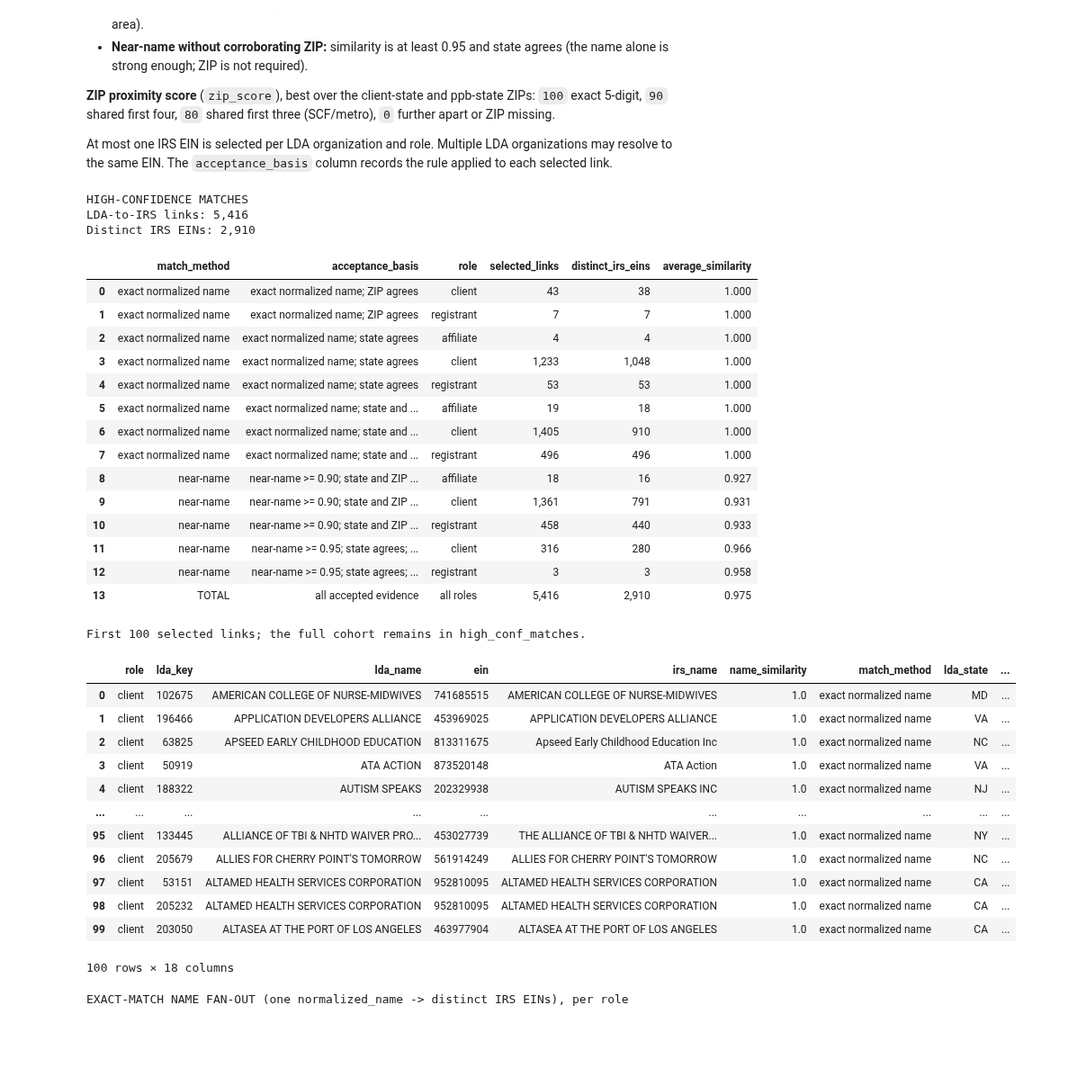
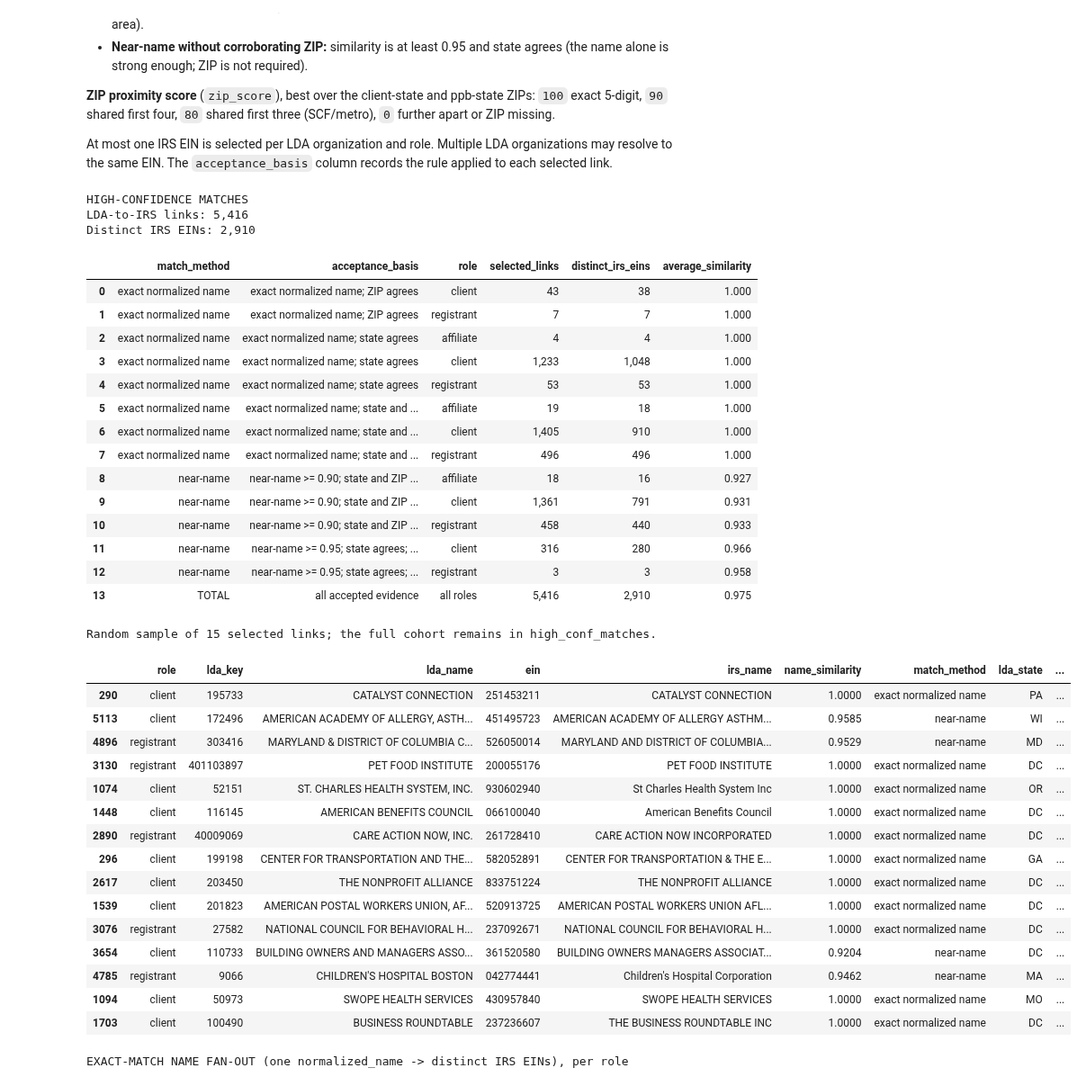
Before and after one commit to team-glass-house/influence-network, a Jupyter notebook: notebooks/lda_irs_link.ipynb, the cells around one changed output. Shown at 90% size. Saved outputs shown, nothing was run; the diff lists cells and outputs as text; code cells hidden in the pictures; blank space fills up the shorter version.

```diff
--- a/notebooks/lda_irs_link.ipynb
+++ b/notebooks/lda_irs_link.ipynb
@@ -611,6 +611,9 @@ FROM role_near_matches
 GROUP BY role, evidence
 """)
 
+# Capitalize only the first character so acronyms like ZIP are preserved.
+cap = lambda s: s[:1].upper() + s[1:]
+
 evidence_order = ['state + ZIP', 'state only', 'ZIP only', 'name only']
 roles = sorted(near_sim_stats['role'].unique())
 mean_p = near_sim_stats.pivot(index='evidence', columns='role', values='mean_sim').reindex(evidence_order)
@@ -620,13 +623,13 @@ x = np.arange(len(evidence_order))
 width = 0.8 / max(len(roles), 1)
 fig, ax = plt.subplots(figsize=(9, 5))
 for i, role in enumerate(roles):
-    ax.bar(x + i * width, mean_p[role], width, yerr=std_p[role], capsize=4, label=role)
+    ax.bar(x + i * width, mean_p[role], width, yerr=std_p[role], capsize=4, label=cap(role))
 ax.set_xticks(x + width * (len(roles) - 1) / 2)
-ax.set_xticklabels(evidence_order)
+ax.set_xticklabels([cap(e) for e in evidence_order])
 ax.set_ylabel("Jaro-Winkler similarity (mean +/- 1 SD)")
-ax.set_title("Near-name similarity by geographic-evidence tier and role")
-ax.set_ylim(NEAR_NAME_MIN_SIMILARITY, 1.0)
-ax.legend(title="role")
+ax.set_title("Near-Name Similarity by Geographic-Evidence Tier and Role")
+ax.set_ylim(0, 1.0)
+ax.legend(title="Role", bbox_to_anchor=(1.02, 1), loc="upper left")
 plt.tight_layout()
 plt.show()
 # %% [output]
@@ -909,48 +911,52 @@ ORDER BY summary_order, match_method, acceptance_basis, role
 """)
 
 print("HIGH-CONFIDENCE MATCHES")
 print(f"LDA-to-IRS links: {len(high_conf_matches):,}")
 print(f"Distinct IRS EINs: {high_conf_matches['ein'].nunique():,}")
 display(high_confidence_summary.style.format({
     "selected_links": "{:,.0f}",
     "distinct_irs_eins": "{:,.0f}",
     "average_similarity": "{:.3f}",
 }))
-print("First 100 selected links; the full cohort remains in high_conf_matches.")
-display(high_conf_matches.head(100))
+# random_state keeps the sampled variety stable across re-runs.
+print("Random sample of 15 selected links; the full cohort remains in high_conf_matches.")
+display(high_conf_matches.sample(15, random_state=42))
 # %% [output]
 HIGH-CONFIDENCE MATCHES
 LDA-to-IRS links: 5,416
 Distinct IRS EINs: 2,910
 |  | match_method | acceptance_basis | role | selected_links | distinct_irs_eins | average_similarity |
 | 0 | exact normalized name | exact normalized name; ZIP agrees | client | 43 | 38 | 1.000 |
 | 1 | exact normalized name | exact normalized name; ZIP agrees | registrant | 7 | 7 | 1.000 |
 | 2 | exact normalized name | exact normalized name; state agrees | affiliate | 4 | 4 | 1.000 |
 | 3 | exact normalized name | exact normalized name; state agrees | client | 1,233 | 1,048 | 1.000 |
 | 4 | exact normalized name | exact normalized name; state agrees | registrant | 53 | 53 | 1.000 |
 | 5 | exact normalized name | exact normalized name; state and ... | affiliate | 19 | 18 | 1.000 |
 | 6 | exact normalized name | exact normalized name; state and ... | client | 1,405 | 910 | 1.000 |
 | 7 | exact normalized name | exact normalized name; state and ... | registrant | 496 | 496 | 1.000 |
 | 8 | near-name | near-name >= 0.90; state and ZIP ... | affiliate | 18 | 16 | 0.927 |
 | 9 | near-name | near-name >= 0.90; state and ZIP ... | client | 1,361 | 791 | 0.931 |
 | 10 | near-name | near-name >= 0.90; state and ZIP ... | registrant | 458 | 440 | 0.933 |
 | 11 | near-name | near-name >= 0.95; state agrees; ... | client | 316 | 280 | 0.966 |
 | 12 | near-name | near-name >= 0.95; state agrees; ... | registrant | 3 | 3 | 0.958 |
 | 13 | TOTAL | all accepted evidence | all roles | 5,416 | 2,910 | 0.975 |
-First 100 selected links; the full cohort remains in high_conf_matches.
+Random sample of 15 selected links; the full cohort remains in high_conf_matches.
 |  | role | lda_key | lda_name | ein | irs_name | name_similarity | match_method | lda_state | ... |
-| 0 | client | 102675 | AMERICAN COLLEGE OF NURSE-MIDWIVES | 741685515 | AMERICAN COLLEGE OF NURSE-MIDWIVES | 1.0 | exact normalized name | MD | ... |
-| 1 | client | 196466 | APPLICATION DEVELOPERS ALLIANCE | 453969025 | APPLICATION DEVELOPERS ALLIANCE | 1.0 | exact normalized name | VA | ... |
-| 2 | client | 63825 | APSEED EARLY CHILDHOOD EDUCATION | 813311675 | Apseed Early Childhood Education Inc | 1.0 | exact normalized name | NC | ... |
-| 3 | client | 50919 | ATA ACTION | 873520148 | ATA Action | 1.0 | exact normalized name | VA | ... |
-| 4 | client | 188322 | AUTISM SPEAKS | 202329938 | AUTISM SPEAKS INC | 1.0 | exact normalized name | NJ | ... |
-| ... | ... | ... | ... | ... | ... | ... | ... | ... | ... |
-| 95 | client | 133445 | ALLIANCE OF TBI & NHTD WAIVER PRO... | 453027739 | THE ALLIANCE OF TBI & NHTD WAIVER... | 1.0 | exact normalized name | NY | ... |
-| 96 | client | 205679 | ALLIES FOR CHERRY POINT'S TOMORROW | 561914249 | ALLIES FOR CHERRY POINT'S TOMORROW | 1.0 | exact normalized name | NC | ... |
-| 97 | client | 53151 | ALTAMED HEALTH SERVICES CORPORATION | 952810095 | ALTAMED HEALTH SERVICES CORPORATION | 1.0 | exact normalized name | CA | ... |
-| 98 | client | 205232 | ALTAMED HEALTH SERVICES CORPORATION | 952810095 | ALTAMED HEALTH SERVICES CORPORATION | 1.0 | exact normalized name | CA | ... |
-| 99 | client | 203050 | ALTASEA AT THE PORT OF LOS ANGELES | 463977904 | ALTASEA AT THE PORT OF LOS ANGELES | 1.0 | exact normalized name | CA | ... |
+| 290 | client | 195733 | CATALYST CONNECTION | 251453211 | CATALYST CONNECTION | 1.0000 | exact normalized name | PA | ... |
+| 5113 | client | 172496 | AMERICAN ACADEMY OF ALLERGY, ASTH... | 451495723 | AMERICAN ACADEMY OF ALLERGY ASTHM... | 0.9585 | near-name | WI | ... |
+| 4896 | registrant | 303416 | MARYLAND & DISTRICT OF COLUMBIA C... | 526050014 | MARYLAND AND DISTRICT OF COLUMBIA... | 0.9529 | near-name | MD | ... |
+| 3130 | registrant | 401103897 | PET FOOD INSTITUTE | 200055176 | PET FOOD INSTITUTE | 1.0000 | exact normalized name | DC | ... |
+| 1074 | client | 52151 | ST. CHARLES HEALTH SYSTEM, INC. | 930602940 | St Charles Health System Inc | 1.0000 | exact normalized name | OR | ... |
+| 1448 | client | 116145 | AMERICAN BENEFITS COUNCIL | 066100040 | American Benefits Council | 1.0000 | exact normalized name | DC | ... |
+| 2890 | registrant | 40009069 | CARE ACTION NOW, INC. | 261728410 | CARE ACTION NOW INCORPORATED | 1.0000 | exact normalized name | DC | ... |
+| 296 | client | 199198 | CENTER FOR TRANSPORTATION AND THE... | 582052891 | CENTER FOR TRANSPORTATION & THE E... | 1.0000 | exact normalized name | GA | ... |
+| 2617 | client | 203450 | THE NONPROFIT ALLIANCE | 833751224 | THE NONPROFIT ALLIANCE | 1.0000 | exact normalized name | DC | ... |
+| 1539 | client | 201823 | AMERICAN POSTAL WORKERS UNION, AF... | 520913725 | AMERICAN POSTAL WORKERS UNION AFL... | 1.0000 | exact normalized name | DC | ... |
+| 3076 | registrant | 27582 | NATIONAL COUNCIL FOR BEHAVIORAL H... | 237092671 | NATIONAL COUNCIL FOR BEHAVIORAL H... | 1.0000 | exact normalized name | DC | ... |
+| 3654 | client | 110733 | BUILDING OWNERS AND MANAGERS ASSO... | 361520580 | BUILDING OWNERS MANAGERS ASSOCIAT... | 0.9204 | near-name | DC | ... |
+| 4785 | registrant | 9066 | CHILDREN'S HOSPITAL BOSTON | 042774441 | Children's Hospital Corporation | 0.9462 | near-name | MA | ... |
+| 1094 | client | 50973 | SWOPE HEALTH SERVICES | 430957840 | SWOPE HEALTH SERVICES | 1.0000 | exact normalized name | MO | ... |
+| 1703 | client | 100490 | BUSINESS ROUNDTABLE | 237236607 | THE BUSINESS ROUNDTABLE INC | 1.0000 | exact normalized name | DC | ... |
-100 rows × 18 columns
 # %%
 # DIAGNOSTIC: exact-match name fan-out. A generic/franchise name (e.g. "american legion")
 # normalizes to one string but maps to many IRS EINs (one per local post), so a single LDA
```
Also changed, not shown: parts of 5 cells of this notebook, 3 other files.
